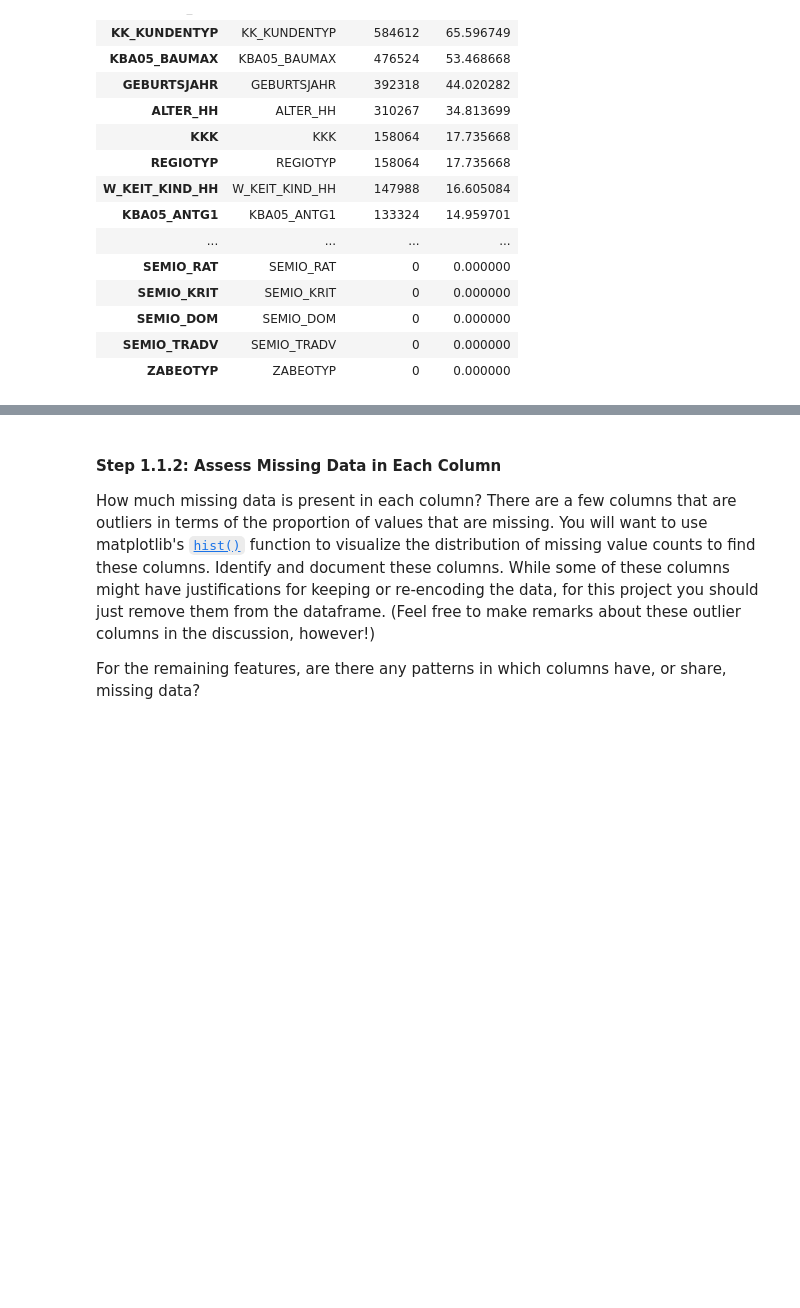
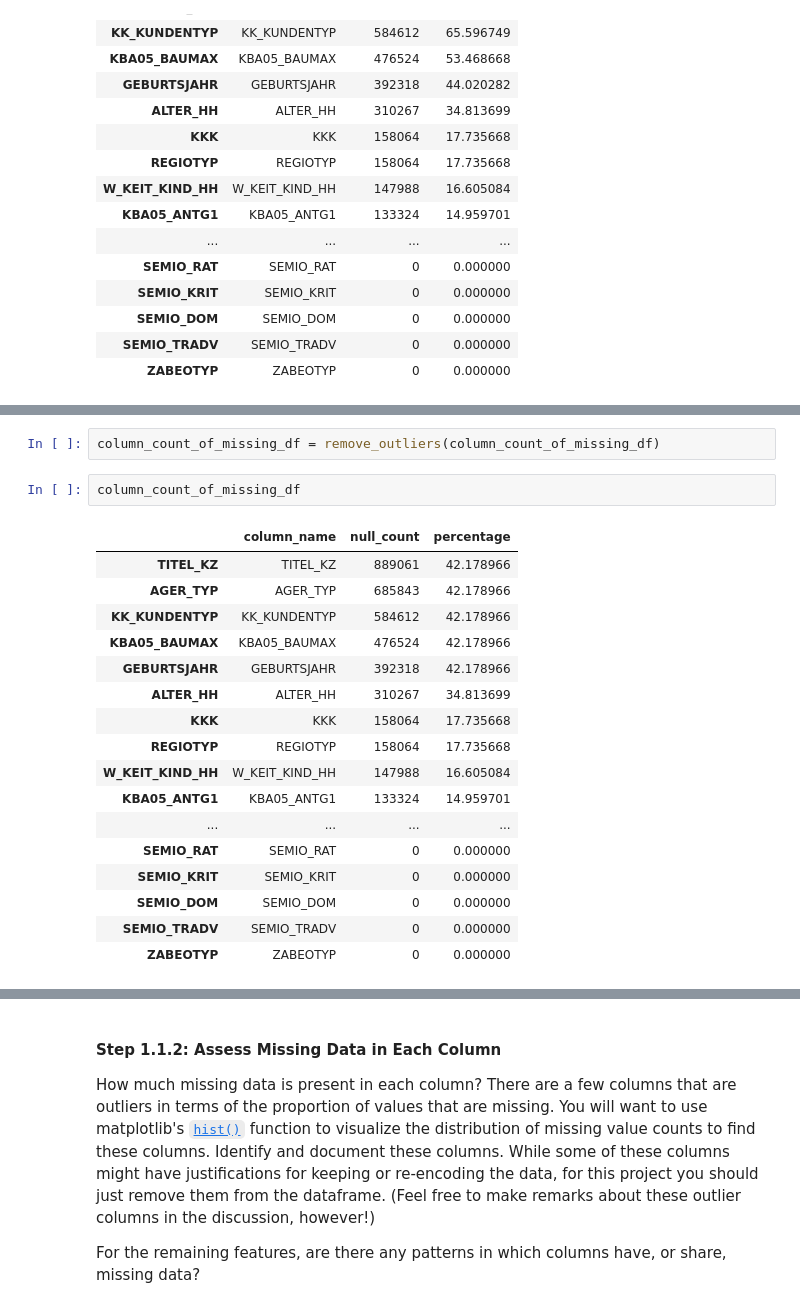
Before and after one commit to darinjswilliams/CustomerSegmentsArvato, a Jupyter notebook: Identify_Customer_Segments.ipynb, the cells around one changed output, grey strips where cells are left out. Cells and saved outputs as stored; diff of their text form; blank space fills up the shorter version.

```diff
--- a/Identify_Customer_Segments.ipynb
+++ b/Identify_Customer_Segments.ipynb
@@ -304 +345,23 @@ column_count_of_missing_df
+# %%
+column_count_of_missing_df = remove_outliers(column_count_of_missing_df)
+# %%
+column_count_of_missing_df
+# %% [output]
+|  | column_name | null_count | percentage |
+| TITEL_KZ | TITEL_KZ | 889061 | 42.178966 |
+| AGER_TYP | AGER_TYP | 685843 | 42.178966 |
+| KK_KUNDENTYP | KK_KUNDENTYP | 584612 | 42.178966 |
+| KBA05_BAUMAX | KBA05_BAUMAX | 476524 | 42.178966 |
+| GEBURTSJAHR | GEBURTSJAHR | 392318 | 42.178966 |
+| ALTER_HH | ALTER_HH | 310267 | 34.813699 |
+| KKK | KKK | 158064 | 17.735668 |
+| REGIOTYP | REGIOTYP | 158064 | 17.735668 |
+| W_KEIT_KIND_HH | W_KEIT_KIND_HH | 147988 | 16.605084 |
+| KBA05_ANTG1 | KBA05_ANTG1 | 133324 | 14.959701 |
+| ... | ... | ... | ... |
+| SEMIO_RAT | SEMIO_RAT | 0 | 0.000000 |
+| SEMIO_KRIT | SEMIO_KRIT | 0 | 0.000000 |
+| SEMIO_DOM | SEMIO_DOM | 0 | 0.000000 |
+| SEMIO_TRADV | SEMIO_TRADV | 0 | 0.000000 |
+| ZABEOTYP | ZABEOTYP | 0 | 0.000000 |
 # %%
```
Also changed, not shown: parts of 8 cells of this notebook, 1 other file.
